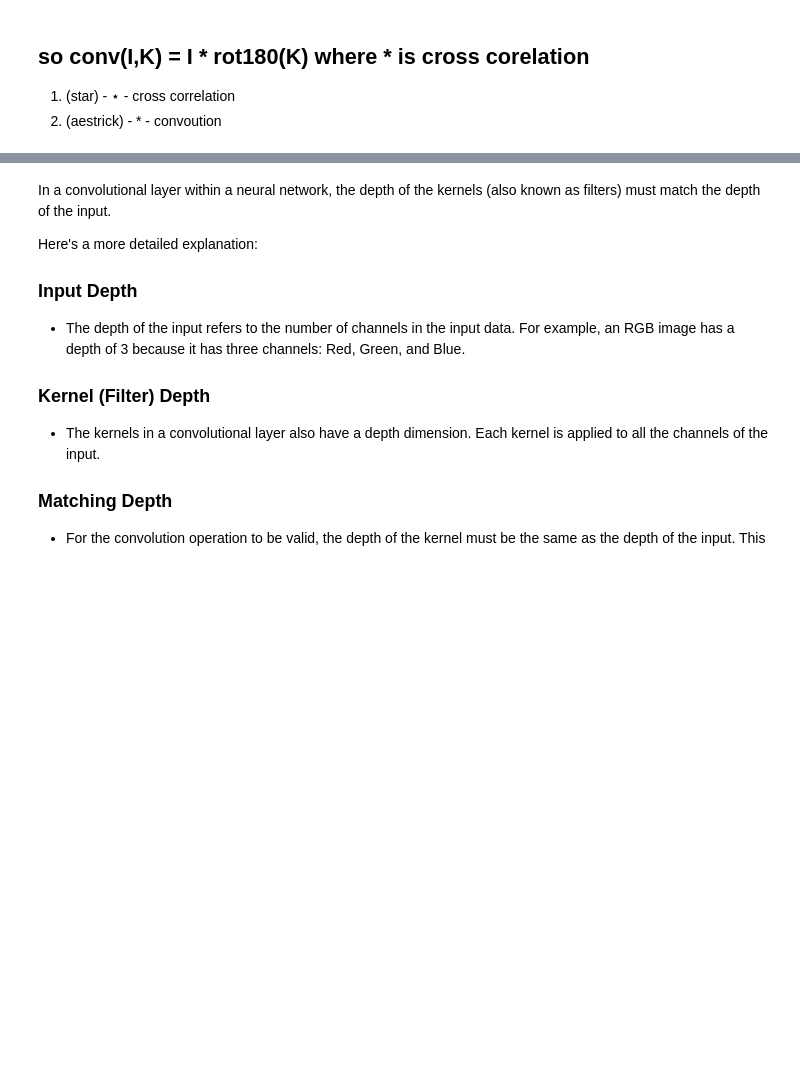
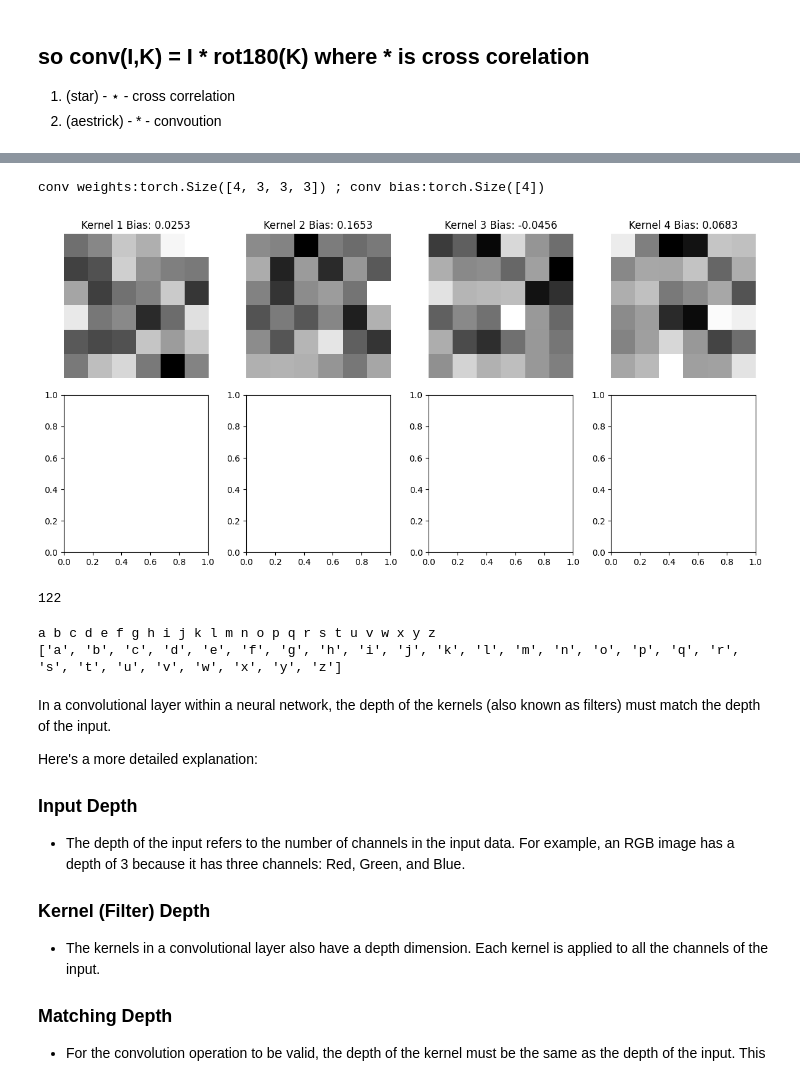
Before and after one commit to mzohaibnasir/fromScratch, a Jupyter notebook: 04_CNNfromScratch/main.ipynb, the cells around one changed output, grey strips where cells are left out. Saved outputs shown, nothing was run; the diff lists cells and outputs as text; code cells hidden in the pictures; blank space fills up the shorter version.

```diff
--- a/04_CNNfromScratch/main.ipynb
+++ b/04_CNNfromScratch/main.ipynb
@@ -128,3 +129,58 @@ Let’s move forward to module 2, it is very interesting .
+# %%
+import torch
+import torch.nn as nn
+import matplotlib.pyplot as plt
+
+# Define a simple convolutional layer with bias
+class SimpleCNN(nn.Module):
+    def __init__(self):
+        super(SimpleCNN, self).__init__()
+        # Convolutional layer with 3 input channels, 4 output channels (kernels), and a kernel size of 3
+        self.conv1 = nn.Conv2d(in_channels=3, out_channels=4, kernel_size=3, bias=True)
+
+    def forward(self, x):
+        # Apply the convolutional layer
+        x = self.conv1(x)
+        return x
+
+# Create a random input tensor with 3 channels, 8x8 pixels
+input_tensor = torch.randn(1, 3, 8, 8)
+
+# Instantiate the network and apply it to the input tensor
+model = SimpleCNN()
+output_tensor = model(input_tensor)
+
+# Extract the feature maps (output of the convolutional layer)
+feature_maps = output_tensor.squeeze(0)  # Remove the batch dimension
+
+# Get the biases
+biases = model.conv1.bias
+print(f"conv weights:{model.conv1.weight.shape} ; conv bias:{model.conv1.bias.shape}")
+
+# Plot the feature maps
+fig, axes = plt.subplots(2, 4, figsize=(12, 6))
+for i in range(4):
+    ax = axes[i // 4, i % 4]
+    ax.imshow(feature_maps[i].detach().numpy(), cmap='gray')
+    ax.axis('off')
+    ax.set_title(f'Kernel {i+1} Bias: {biases[i].item():.4f}')
+plt.tight_layout()
+plt.show()
+# %% [output]
+conv weights:torch.Size([4, 3, 3, 3]) ; conv bias:torch.Size([4])
+[figure, added]
+# %%
+ord('z')
+# %% [output]
+122
+# %%
+alphabets = [ chr(_) for _ in range(ord('a'), ord('z')+1)]
+b = [*alphabets]
+print(*alphabets)
+print(b)
+# %% [output]
+a b c d e f g h i j k l m n o p q r s t u v w x y z
+['a', 'b', 'c', 'd', 'e', 'f', 'g', 'h', 'i', 'j', 'k', 'l', 'm', 'n', 'o', 'p', 'q', 'r', 's', 't', 'u', 'v', 'w', 'x', 'y', 'z']
 # %% [markdown]
 In a convolutional layer within a neural network, the depth of the kernels (also known as filters) must match the depth of the input.
 
```
Also changed, not shown: parts of 3 cells of this notebook.
